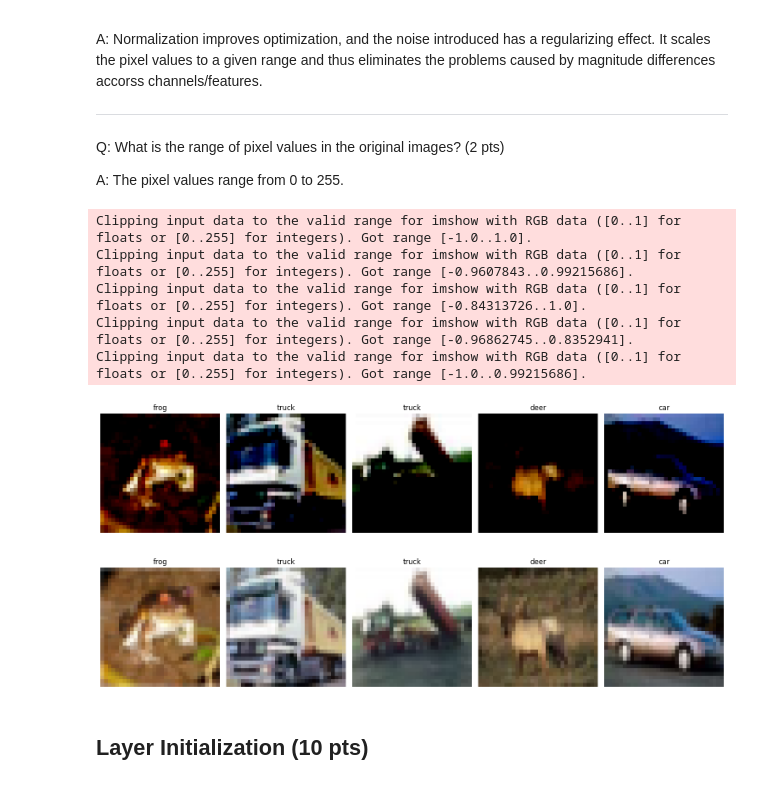
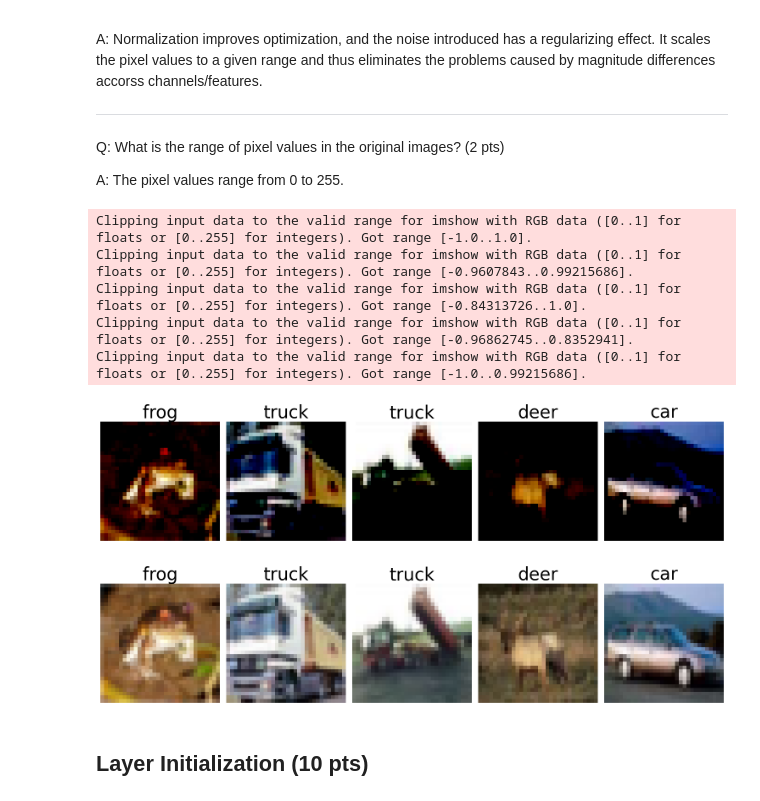
Before and after one commit to Tollgaermis/comp411-assignments, a Jupyter notebook: hw1/hw1.ipynb, the cells around one changed output. Saved outputs shown, nothing was run; the diff lists cells and outputs as text; code cells hidden in the pictures.

```diff
--- a/hw1/hw1.ipynb
+++ b/hw1/hw1.ipynb
@@ -93,18 +93,3 @@ Files already downloaded and verified
 Files already downloaded and verified
 # %% [markdown]
 # PyTorch Data Basics (15 pts)
-# %%
-image, label = cifar10_train[0]
-image
-
-fig, axes = plt.subplots(1, 3, figsize=(15, 5))
-
-channels = ['Red', 'Green', 'Blue']
-for i in range(3):
-    axes[i].hist(image[i].numpy().flatten(), bins=50, color=channels[i].lower(), alpha=0.7)
-    axes[i].set_title(f'{channels[i]} Channel')
-    axes[i].set_xlabel('Pixel Value')
-    axes[i].set_ylabel('Frequency')
-
-plt.tight_layout()
-plt.show()
@@ -154,46 +137,49 @@ A: The pixel values range from 0 to 255.
 fig, axes = plt.subplots(1, 5, figsize=(15, 5))
 
 for i in range(5):
-    image, label = cifar10_train[i]  # Get image and label
+    image, label = cifar10_train[i]
     img = image.permute(1, 2, 0).numpy()  # Convert to (H, W, C) for display
-    axes[i].imshow(img)  # Display the normalized image
-    axes[i].set_title(classes[label])  # Set the title as the class name
+    axes[i].imshow(img)
+    axes[i].set_title(classes[label], fontsize=30)
     axes[i].axis('off')  # Remove axes for better visualization
 
 plt.tight_layout()
 plt.show()
 # === === ===
 
 # TODO: Denormalize the images and plot the first 5 images from the training dataset, using matplotlib
 # Denormalization is the process of converting the pixel values from their normalized form to the original pixel values
 # === Your Code Here (2 pts) ===
 def denormalize(image):
     # Reverse normalization: x = (x_norm * std) + mean
     mean = np.array([0.5, 0.5, 0.5])
     std = np.array([0.5, 0.5, 0.5])
     return image * std[:, None, None] + mean[:, None, None]
 
-# Plot the first 5 denormalized images
+def plot_denorm(i):
+    image, label = cifar10_train[i]
+    denorm_img = denormalize(image.numpy())
+    axes[i].imshow(denorm_img.transpose(1, 2, 0).clip(0, 1))  # Convert to (H, W, C)
+    axes[i].set_title(classes[label], fontsize=30)
+    axes[i].axis('off')
+
 fig, axes = plt.subplots(1, 5, figsize=(15, 5))
 
 for i in range(5):
-    image, label = cifar10_train[i]
-    denorm_img = denormalize(image.numpy())  # Denormalize the image
-    axes[i].imshow(denorm_img.transpose(1, 2, 0).clip(0, 1))  # Convert to (H, W, C)
-    axes[i].set_title(classes[label])
-    axes[i].axis('off')
+    plot_denorm(i)
 
 plt.tight_layout()
 plt.show()
+
 # === === ===
 # %% [output]
 Clipping input data to the valid range for imshow with RGB data ([0..1] for floats or [0..255] for integers). Got range [-1.0..1.0].
 Clipping input data to the valid range for imshow with RGB data ([0..1] for floats or [0..255] for integers). Got range [-0.9607843..0.99215686].
 Clipping input data to the valid range for imshow with RGB data ([0..1] for floats or [0..255] for integers). Got range [-0.84313726..1.0].
 Clipping input data to the valid range for imshow with RGB data ([0..1] for floats or [0..255] for integers). Got range [-0.96862745..0.8352941].
 Clipping input data to the valid range for imshow with RGB data ([0..1] for floats or [0..255] for integers). Got range [-1.0..0.99215686].
-[figure, old version]
+[figure, new version]
-[figure, old version]
+[figure, new version]
 # %% [markdown]
 ## Layer Initialization (10 pts)
 # %%
```
Also changed, not shown: parts of 12 cells of this notebook.
